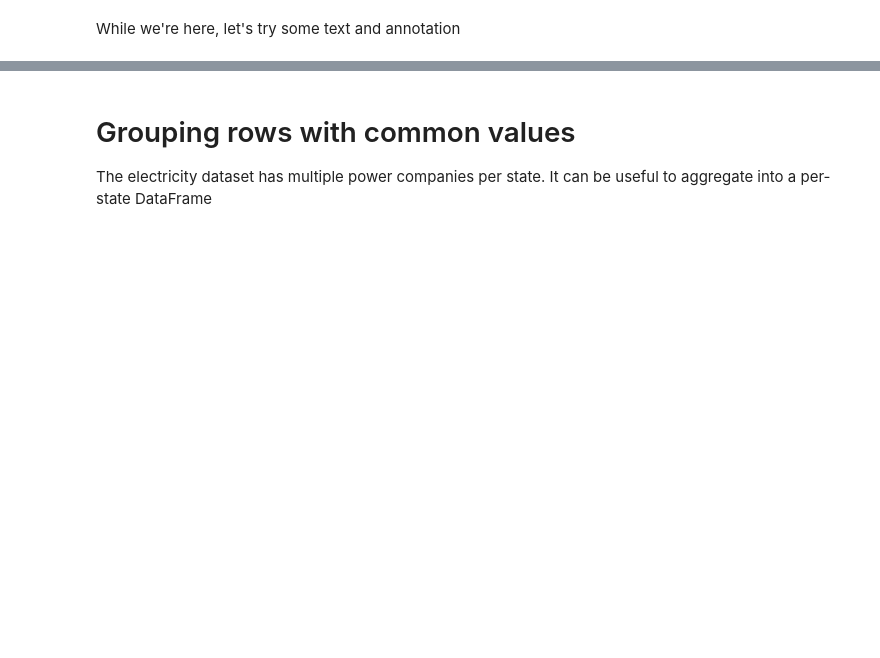
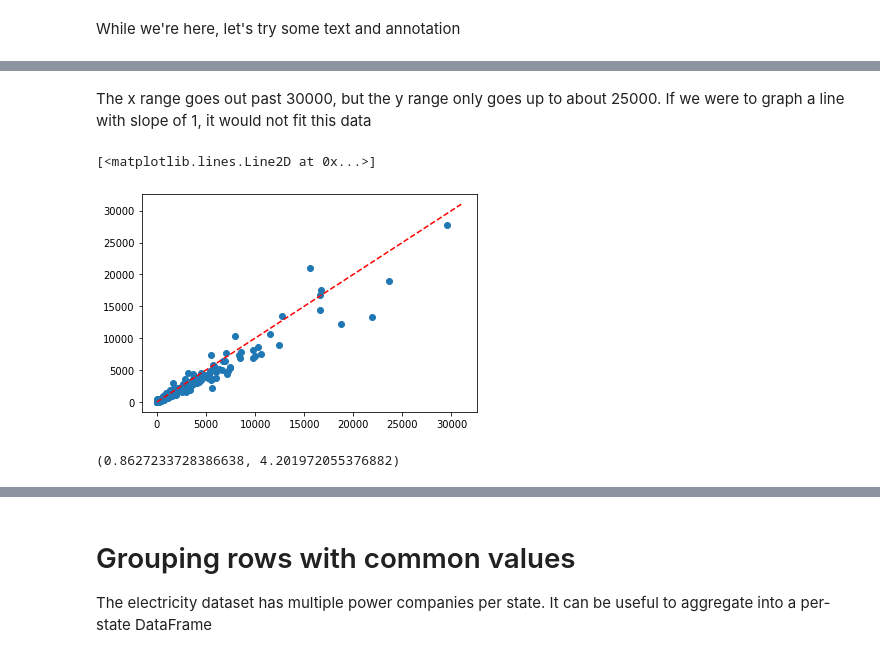
Before and after one commit to RubeRad/tcscs, a Jupyter notebook: InfographicTips.ipynb, the cells around one changed output, grey strips where cells are left out. Saved outputs shown, nothing was run; the diff lists cells and outputs as text; code cells hidden in the pictures; blank space fills up the shorter version.

```diff
--- a/InfographicTips.ipynb
+++ b/InfographicTips.ipynb
@@ -85,0 +299,15 @@ a.annotate('Doody', xy=(1, 2.65), xytext=(1.5,2.4),
+# %% [markdown]
+The x range goes out past 30000, but the y range only goes up to about 25000. If we were to graph a line with slope of 1, it would not fit this data
+# %%
+xrange = np.arange(0, 32000, 1000) # this is (0, 1000, 2000, ...31000) not 32k, because python
+ax = plt.gca()
+ax.scatter(elec['Demand.Summer Peak'], elec['Demand.Winter Peak'])
+ax.plot(xrange, xrange, c='r', ls='--')
+# %% [output]
+[<matplotlib.lines.Line2D at 0x...>]
+[figure, added]
+# %%
+slope, inter = np.polyfit(elec['Demand.Summer Peak'], elec['Demand.Winter Peak'], 1) # 1 is for linear
+slope, inter
+# %% [output]
+(0.8627233728386638, 4.201972055376882)
```
Also changed, not shown: parts of 32 cells of this notebook.
